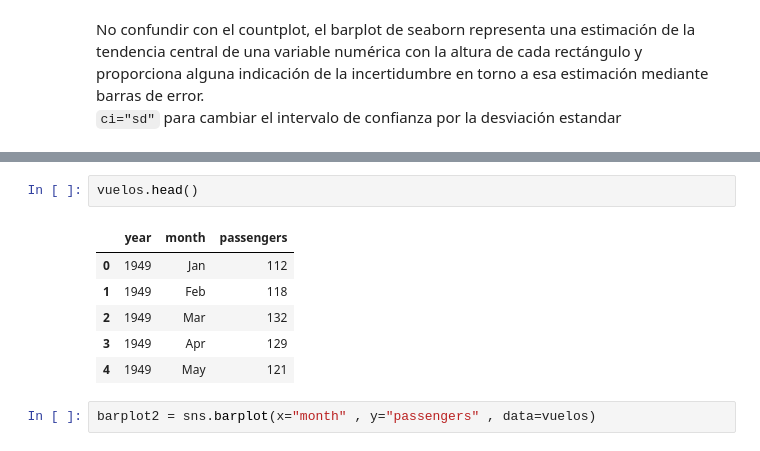
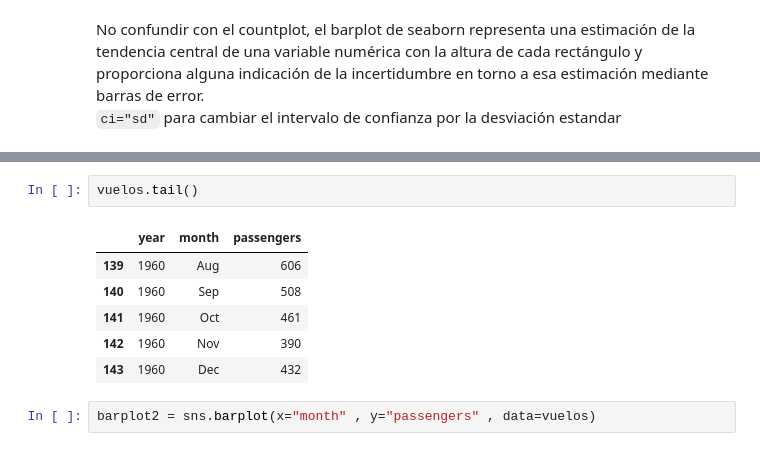
Before and after one commit to sofia-russmann/DS_Consorci_2025, a Jupyter notebook: 2.-Visualizacion/Visualización I_corta.ipynb, the cells around one changed output, grey strips where cells are left out. Drawn from its saved outputs; the diff is of its cells as text.

```diff
--- a/2.-Visualizacion/Visualización I_corta.ipynb
+++ b/2.-Visualizacion/Visualización I_corta.ipynb
@@ -183,12 +183,12 @@ barplot = sns.barplot(x="species", y="flipper_length_mm", data=penguins)
 # %%
-vuelos.head()
+vuelos.tail()
 # %% [output]
 |  | year | month | passengers |
-| 0 | 1949 | Jan | 112 |
-| 1 | 1949 | Feb | 118 |
-| 2 | 1949 | Mar | 132 |
-| 3 | 1949 | Apr | 129 |
-| 4 | 1949 | May | 121 |
+| 139 | 1960 | Aug | 606 |
+| 140 | 1960 | Sep | 508 |
+| 141 | 1960 | Oct | 461 |
+| 142 | 1960 | Nov | 390 |
+| 143 | 1960 | Dec | 432 |
 # %%
 barplot2 = sns.barplot(x="month" , y="passengers" , data=vuelos)
 # %% [output]
```
Also changed, not shown: parts of 9 cells of this notebook, 10 other files.
